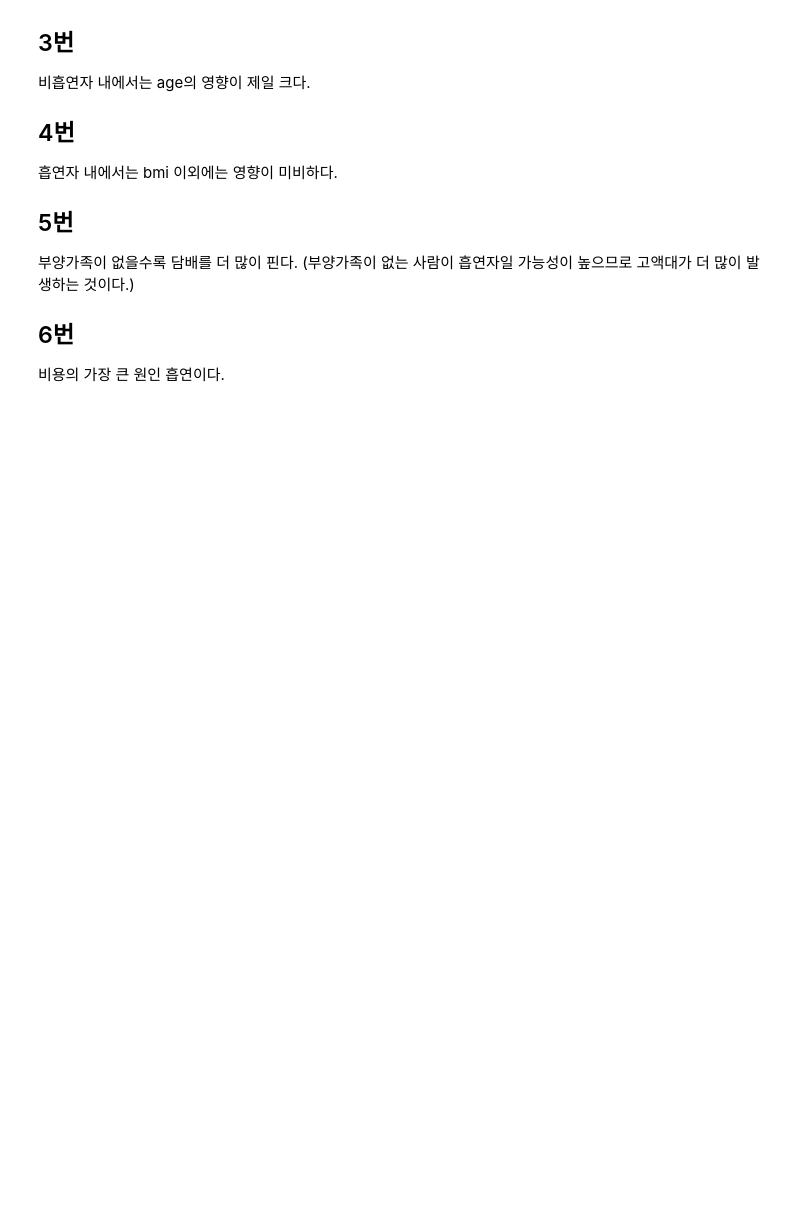
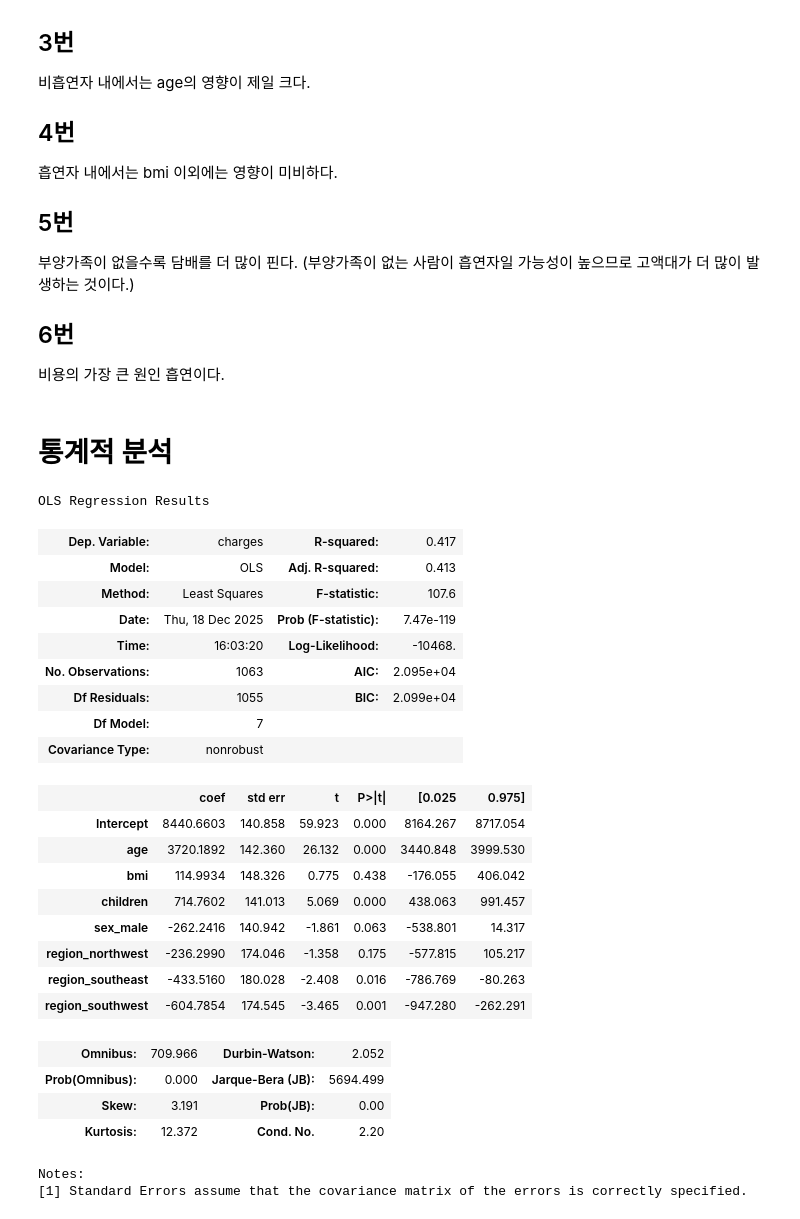
Before and after one commit to S-HNJN/Aiffel, a Jupyter notebook: insurance/insurance.ipynb, the cells around one changed output. Drawn from its saved outputs; the diff is of its cells as text; code cells hidden in the pictures; blank space fills up the shorter version.

```diff
--- a/insurance/insurance.ipynb
+++ b/insurance/insurance.ipynb
@@ -246,3 +248,42 @@ bmi를 계층으로 금액 나뉜다.
 부양가족이 없을수록 담배를 더 많이 핀다. (부양가족이 없는 사람이 흡연자일 가능성이 높으므로 고액대가 더 많이 발생하는 것이다.)
 ## 6번
 비용의 가장 큰 원인 흡연이다.
+# %% [markdown]
+# 통계적 분석
+# %%
+df_nonsmoker=df_insurance[df_insurance['smoker'] =='no'].drop(columns=['smoker'])
+one_hot_encoded = pd.get_dummies(df_nonsmoker, columns=['sex', 'region'], drop_first=True, dtype=int)
+ss=StandardScaler()
+X_scaled = pd.DataFrame(
+    ss.fit_transform(one_hot_encoded.drop(['charges'], axis=1)),
+    columns=one_hot_encoded.drop(['charges'], axis=1).columns,
+    index=one_hot_encoded.index)
+scaled_merged=pd.concat([X_scaled, one_hot_encoded['charges']], axis=1)
+model = smf.ols('charges ~ age + bmi + children + sex_male + region_northwest + region_southeast + region_southwest', data=scaled_merged).fit()
+model.summary()
+# %% [output]
+OLS Regression Results
+| Dep. Variable: | charges | R-squared: | 0.417 |
+| Model: | OLS | Adj. R-squared: | 0.413 |
+| Method: | Least Squares | F-statistic: | 107.6 |
+| Date: | Thu, 18 Dec 2025 | Prob (F-statistic): | 7.47e-119 |
+| Time: | 16:03:20 | Log-Likelihood: | -10468. |
+| No. Observations: | 1063 | AIC: | 2.095e+04 |
+| Df Residuals: | 1055 | BIC: | 2.099e+04 |
+| Df Model: | 7 |  |  |
+| Covariance Type: | nonrobust |  |  |
+|  | coef | std err | t | P>|t| | [0.025 | 0.975] |
+| Intercept | 8440.6603 | 140.858 | 59.923 | 0.000 | 8164.267 | 8717.054 |
+| age | 3720.1892 | 142.360 | 26.132 | 0.000 | 3440.848 | 3999.530 |
+| bmi | 114.9934 | 148.326 | 0.775 | 0.438 | -176.055 | 406.042 |
+| children | 714.7602 | 141.013 | 5.069 | 0.000 | 438.063 | 991.457 |
+| sex_male | -262.2416 | 140.942 | -1.861 | 0.063 | -538.801 | 14.317 |
+| region_northwest | -236.2990 | 174.046 | -1.358 | 0.175 | -577.815 | 105.217 |
+| region_southeast | -433.5160 | 180.028 | -2.408 | 0.016 | -786.769 | -80.263 |
+| region_southwest | -604.7854 | 174.545 | -3.465 | 0.001 | -947.280 | -262.291 |
+| Omnibus: | 709.966 | Durbin-Watson: | 2.052 |
+| Prob(Omnibus): | 0.000 | Jarque-Bera (JB): | 5694.499 |
+| Skew: | 3.191 | Prob(JB): | 0.00 |
+| Kurtosis: | 12.372 | Cond. No. | 2.20 |
+Notes:
+[1] Standard Errors assume that the covariance matrix of the errors is correctly specified.
```
Also changed, not shown: parts of 4 cells of this notebook.
